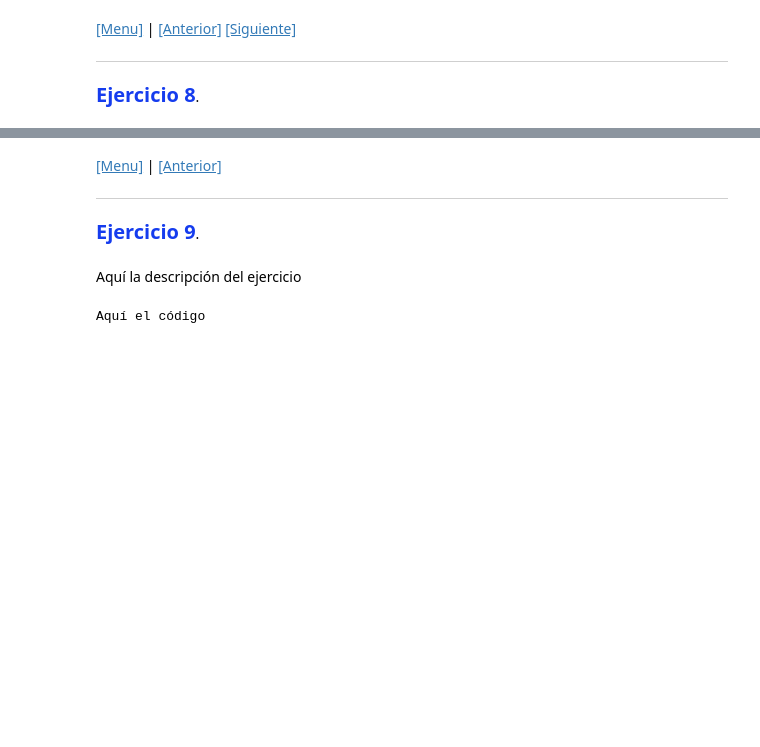
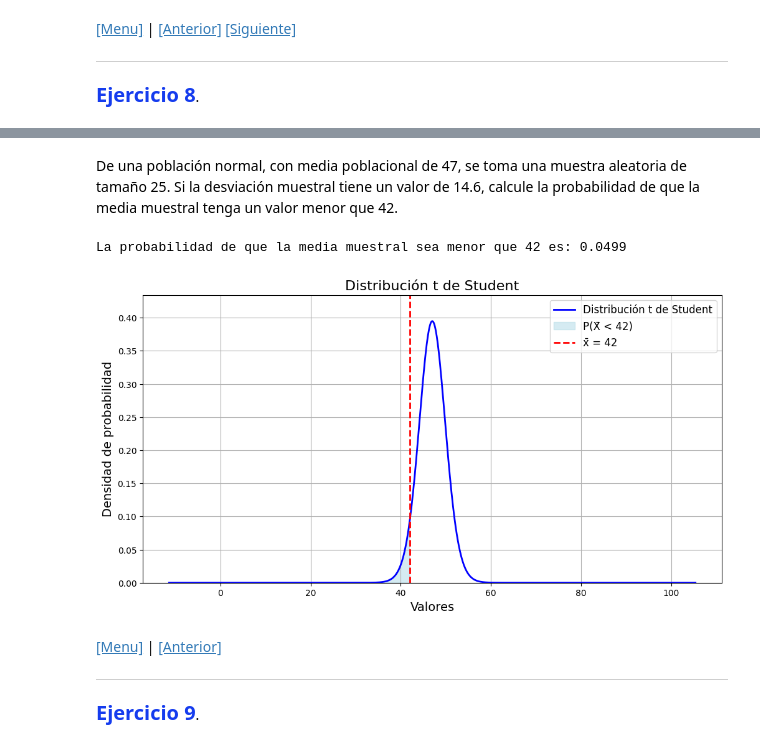
Before and after one commit to FerGonzaga/EjerciciosT4, a Jupyter notebook: t-student.ipynb, the cells around one changed output, grey strips where cells are left out. Cells and saved outputs as stored; diff of their text form; code cells hidden in the pictures; blank space fills up the shorter version.

```diff
--- a/t-student.ipynb
+++ b/t-student.ipynb
@@ -120,3 +154,49 @@ Aquí el código
+# %% [markdown]
+<p>
+    De una población normal, con media poblacional de 47, se toma una muestra aleatoria de tamaño 25. Si la desviación muestral tiene un valor de 14.6, calcule la probabilidad de que la media muestral tenga un valor menor que 42.
+</p>
+# %%
+import numpy as np
+import scipy.stats as stats
+import matplotlib.pyplot as plt
+
+# Parámetros del problema
+media_poblacional = 47
+tamaño_muestra = 25
+desviacion_muestral = 14.6
+
+# Cálculo de la probabilidad P(X̄ < 42)
+x = 42
+t_calculado = (x - media_poblacional) / (desviacion_muestral / np.sqrt(tamaño_muestra))
+
+# Grados de libertad
+df = tamaño_muestra - 1
+
+# Cálculo de la probabilidad
+probabilidad = stats.t.cdf(t_calculado, df)
+
+print(f"La probabilidad de que la media muestral sea menor que {x} es: {probabilidad:.4f}")
+
+# Gráfica de la Distribución t
+x_values = np.linspace(media_poblacional - 4 * desviacion_muestral,
+                       media_poblacional + 4 * desviacion_muestral,
+                       1000)  # Aumentar el número de puntos a 1000
+y_values = stats.t.pdf((x_values - media_poblacional) / (desviacion_muestral / np.sqrt(tamaño_muestra)), df)
+
+plt.figure(figsize=(12, 6))
+plt.plot(x_values, y_values, label='Distribución t de Student', color='blue', linewidth=2)
+plt.fill_between(x_values, y_values, where=(x_values < x), color='lightblue', alpha=0.5, label=f'P(X̄ < {x})')
+plt.axvline(x, color='red', linestyle='--', label=f'x̄ = {x}', linewidth=2)
+plt.title('Distribución t de Student', fontsize=16)
+plt.xlabel('Valores', fontsize=14)
+plt.ylabel('Densidad de probabilidad', fontsize=14)
+plt.ylim(0, max(y_values) * 1.1)  # Ajustar límite superior del eje y
+plt.legend(fontsize=12)
+plt.grid()
+plt.show()
+# %% [output]
+La probabilidad de que la media muestral sea menor que 42 es: 0.0499
+[figure, added]
 # %% [markdown]
 <div id=ex_9></div>
 
@@ -124,9 +204,3 @@ Aquí el código
 ___
 
 <span style="color: #153CEE; font-size: 20px; font-weight: bold;">Ejercicio 9</span>.
-# %% [markdown]
-Aquí la descripción del ejercicio
-# %%
-print("Aquí el código")
-# %% [output]
-Aquí el código
```
Also changed, not shown: parts of 10 cells of this notebook.
